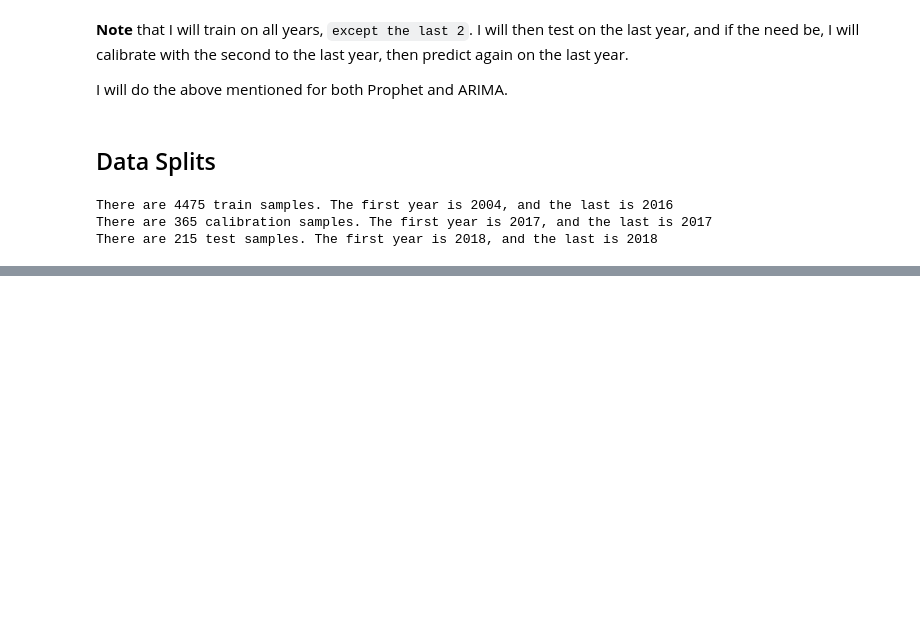
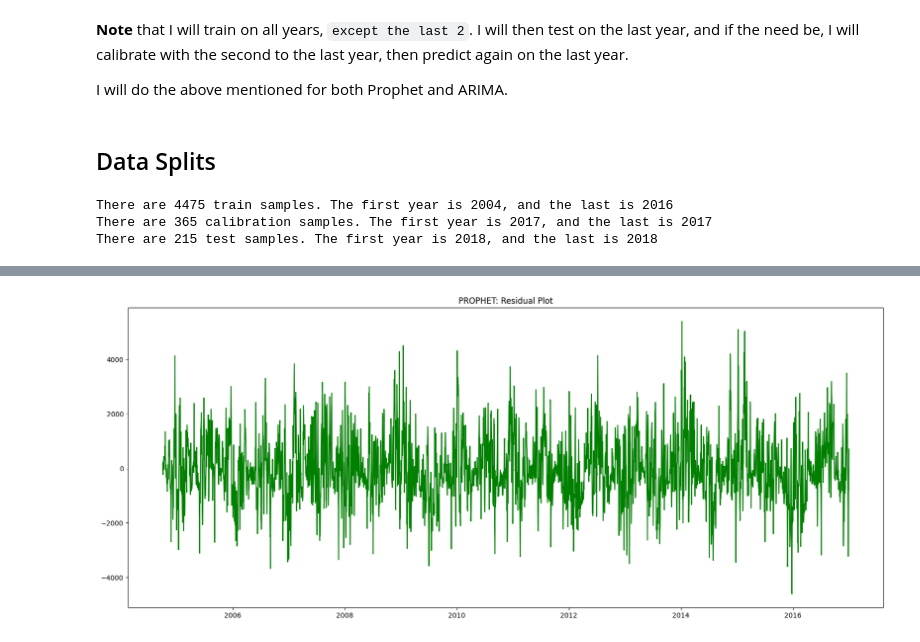
Before and after one commit to munas-git/US-Energy-Consumption-Forecasting-Prophet-NeuralProphet, a Jupyter notebook: analysis.ipynb, the cells around one changed output, grey strips where cells are left out. Cells and saved outputs as stored; diff of their text form; code cells hidden in the pictures; blank space fills up the shorter version.

```diff
--- a/analysis.ipynb
+++ b/analysis.ipynb
@@ -321,0 +442,9 @@ base_prophet_model = Prophet()
+# %%
+plt.figure(figsize = STANDARD_SIZE)
+
+residuals = train.iloc[:, :2]['y'] - forecast['yhat']
+
+plt.plot(forecast['ds'], residuals, c = 'green')
+plt.title('PROPHET: Residual Plot');
+# %% [output]
+[figure, added]
```
Also changed, not shown: parts of 20 cells of this notebook.
